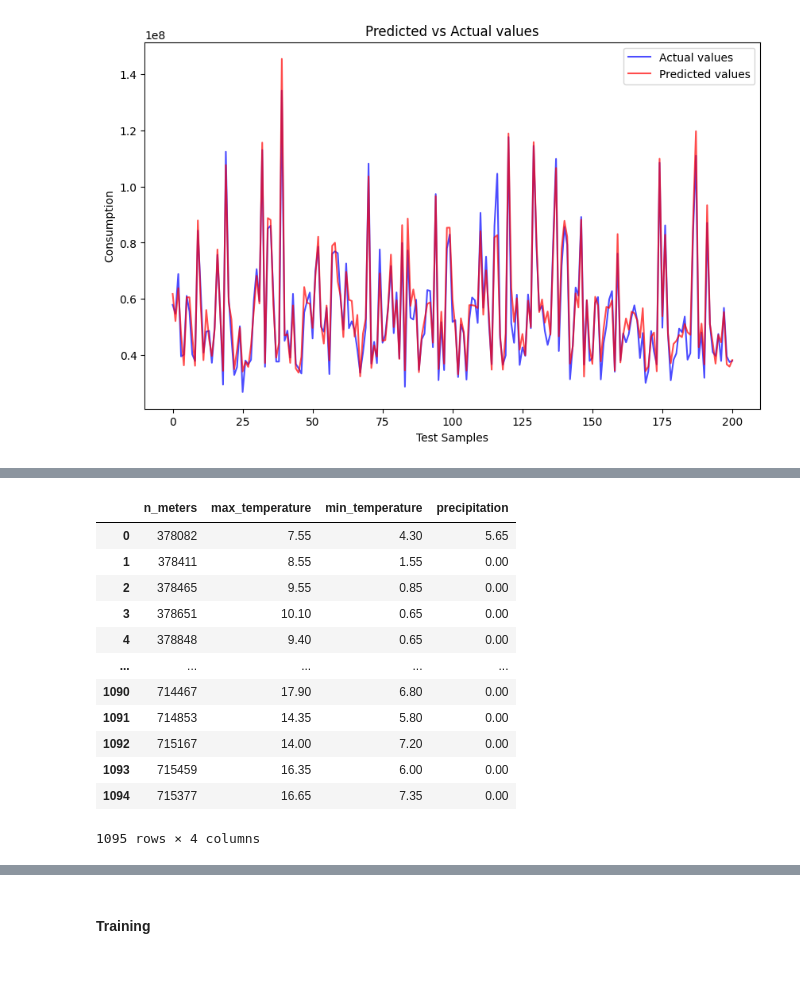
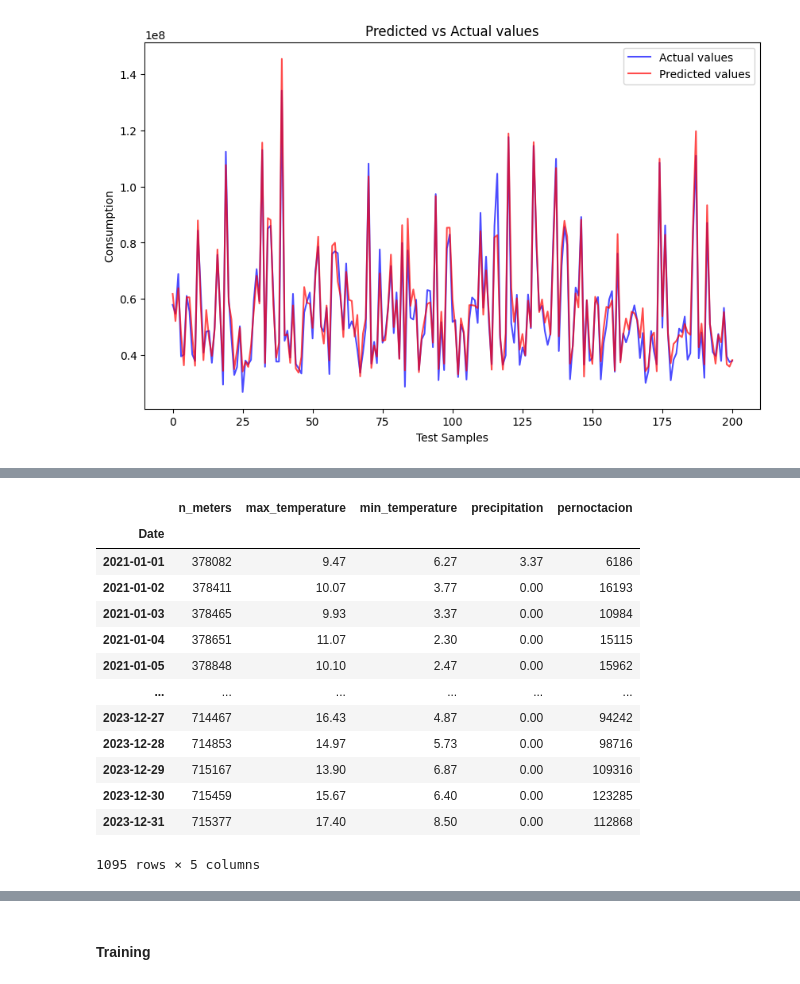
Before and after one commit to yuyanwang03/drop-by-drop, a Jupyter notebook: notebooks/st-gnn.ipynb, the cells around one changed output, grey strips where cells are left out. Cells and saved outputs as stored; diff of their text form; code cells hidden in the pictures.

```diff
--- a/notebooks/st-gnn.ipynb
+++ b/notebooks/st-gnn.ipynb
@@ -654,0 +652,17 @@ NameError: name 'univariate_df' is not defined
+# %%
+df = pd.read_csv('../data/local_data/merged_cleaned_data_NEW.csv')
+
+df = df.drop("Census Section", axis=1)
+df = df.drop("Use", axis=1)
+
+df = df.groupby(['Date']).agg(
+    n_meters=('Number of Meters', 'sum'),
+    accumulated_consumption=('Accumulated Consumption', 'sum'),
+    max_temperature=('temp_max', 'first'),
+    min_temperature=('temp_min', 'first'),
+    precipitation=('precipitacion', 'first'),
+    pernoctacion=('pernoctacions', 'first')
+).reset_index()
+
+df = df.set_index("Date")
+display(df)
@@ -655,18 +684,19 @@ NameError: name 'univariate_df' is not defined
 # %%
-data_x = univariate_df[["n_meters", "max_temperature", "min_temperature", "precipitation"]]
+data_x = df[["n_meters", "max_temperature", "min_temperature", "precipitation", "pernoctacion"]]
 display(data_x)
 # %% [output]
-|  | n_meters | max_temperature | min_temperature | precipitation |
-| 0 | 378082 | 7.55 | 4.30 | 5.65 |
-| 1 | 378411 | 8.55 | 1.55 | 0.00 |
-| 2 | 378465 | 9.55 | 0.85 | 0.00 |
-| 3 | 378651 | 10.10 | 0.65 | 0.00 |
-| 4 | 378848 | 9.40 | 0.65 | 0.00 |
-| ... | ... | ... | ... | ... |
-| 1090 | 714467 | 17.90 | 6.80 | 0.00 |
-| 1091 | 714853 | 14.35 | 5.80 | 0.00 |
-| 1092 | 715167 | 14.00 | 7.20 | 0.00 |
-| 1093 | 715459 | 16.35 | 6.00 | 0.00 |
-| 1094 | 715377 | 16.65 | 7.35 | 0.00 |
+|  | n_meters | max_temperature | min_temperature | precipitation | pernoctacion |
+| Date |  |  |  |  |  |
+| 2021-01-01 | 378082 | 9.47 | 6.27 | 3.37 | 6186 |
+| 2021-01-02 | 378411 | 10.07 | 3.77 | 0.00 | 16193 |
+| 2021-01-03 | 378465 | 9.93 | 3.37 | 0.00 | 10984 |
+| 2021-01-04 | 378651 | 11.07 | 2.30 | 0.00 | 15115 |
+| 2021-01-05 | 378848 | 10.10 | 2.47 | 0.00 | 15962 |
+| ... | ... | ... | ... | ... | ... |
+| 2023-12-27 | 714467 | 16.43 | 4.87 | 0.00 | 94242 |
+| 2023-12-28 | 714853 | 14.97 | 5.73 | 0.00 | 98716 |
+| 2023-12-29 | 715167 | 13.90 | 6.87 | 0.00 | 109316 |
+| 2023-12-30 | 715459 | 15.67 | 6.40 | 0.00 | 123285 |
+| 2023-12-31 | 715377 | 17.40 | 8.50 | 0.00 | 112868 |
-1095 rows × 4 columns
+1095 rows × 5 columns
 # %%
```
Also changed, not shown: parts of 20 cells of this notebook.
